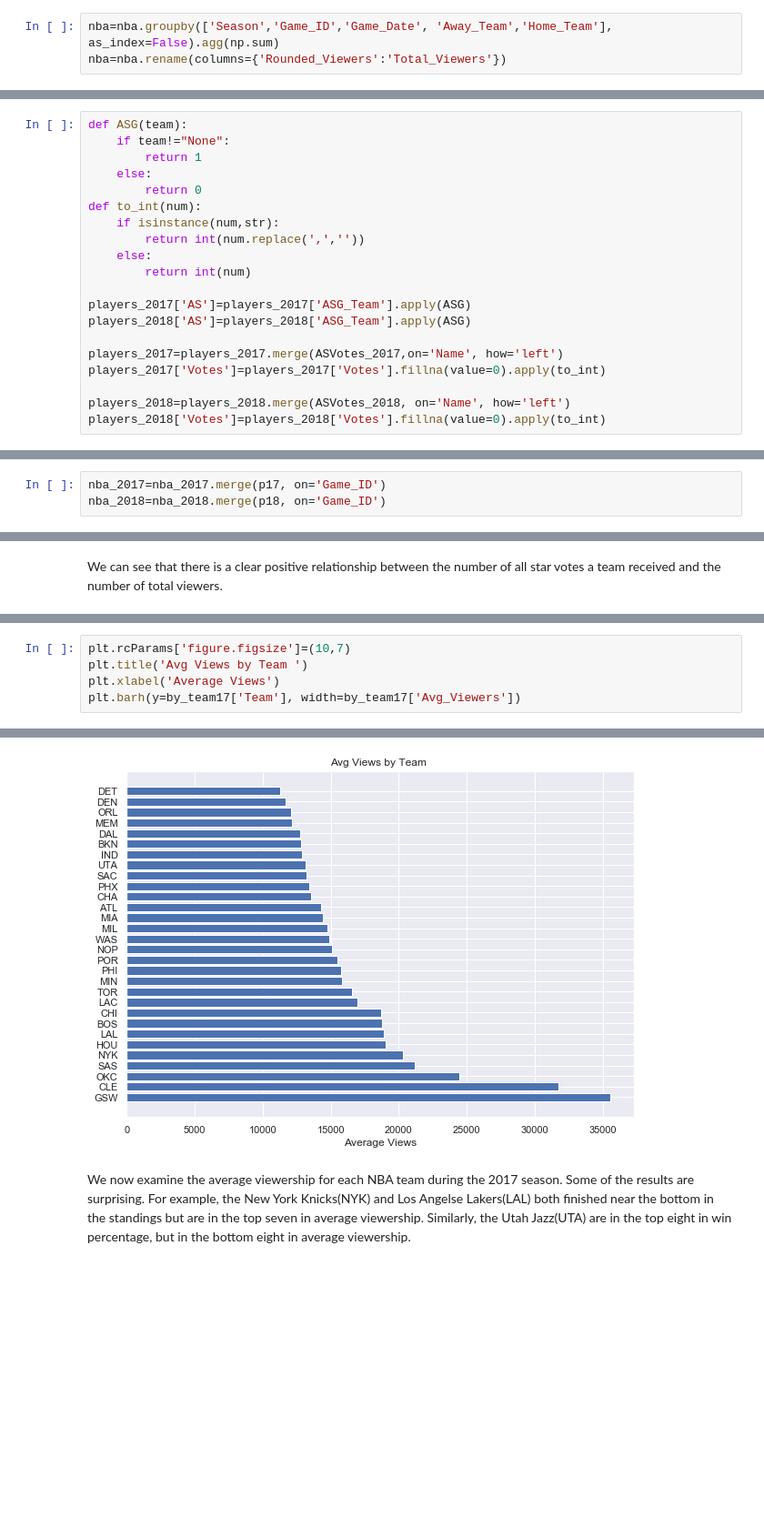
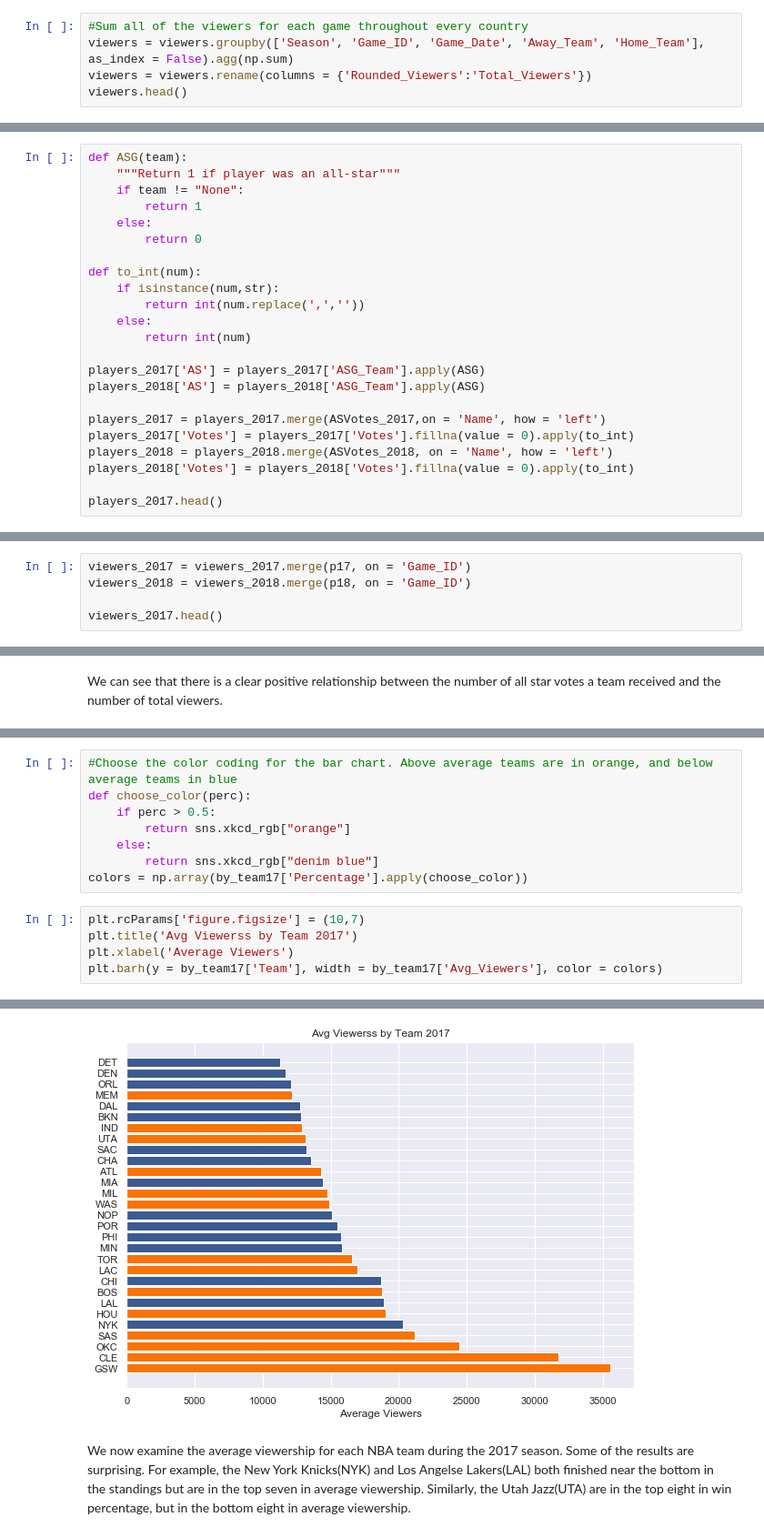
Before and after one commit to sdaht/NBA-Viewership, a Jupyter notebook: NBA_Viewership_Exploration.ipynb, the cells around one changed output, grey strips where cells are left out. Shown at 91% size. Saved outputs shown, nothing was run; the diff lists cells and outputs as text; blank space fills up the shorter version.

```diff
--- a/NBA_Viewership_Exploration.ipynb
+++ b/NBA_Viewership_Exploration.ipynb
@@ -31,5 +37,7 @@ players.head()
 | 4 | 2016-17 | 21600001.0 | 10/25/2016 | CLE | 202697.0 | Iman Shumpert | None | Active | 14.0 | 2.0 | ... |
 5 rows × 23 columns
 # %%
-nba=nba.groupby(['Season','Game_ID','Game_Date', 'Away_Team','Home_Team'], as_index=False).agg(np.sum)
-nba=nba.rename(columns={'Rounded_Viewers':'Total_Viewers'})
+#Sum all of the viewers for each game throughout every country
+viewers = viewers.groupby(['Season', 'Game_ID', 'Game_Date', 'Away_Team', 'Home_Team'], as_index = False).agg(np.sum)
+viewers = viewers.rename(columns = {'Rounded_Viewers':'Total_Viewers'})
+viewers.head()
@@ -128,20 +135,23 @@ Because the composition and situation of a team may change drastically from seas
 # %%
 def ASG(team):
-    if team!="None":
+    """Return 1 if player was an all-star"""
+    if team != "None":
         return 1
     else:
         return 0
+
 def to_int(num):
     if isinstance(num,str):
         return int(num.replace(',',''))
     else:
         return int(num)
 
-players_2017['AS']=players_2017['ASG_Team'].apply(ASG)
-players_2018['AS']=players_2018['ASG_Team'].apply(ASG)
+players_2017['AS'] = players_2017['ASG_Team'].apply(ASG)
+players_2018['AS'] = players_2018['ASG_Team'].apply(ASG)
 
-players_2017=players_2017.merge(ASVotes_2017,on='Name', how='left')
-players_2017['Votes']=players_2017['Votes'].fillna(value=0).apply(to_int)
+players_2017 = players_2017.merge(ASVotes_2017,on = 'Name', how = 'left')
+players_2017['Votes'] = players_2017['Votes'].fillna(value = 0).apply(to_int)
+players_2018 = players_2018.merge(ASVotes_2018, on = 'Name', how = 'left')
+players_2018['Votes'] = players_2018['Votes'].fillna(value = 0).apply(to_int)
 
-players_2018=players_2018.merge(ASVotes_2018, on='Name', how='left')
-players_2018['Votes']=players_2018['Votes'].fillna(value=0).apply(to_int)
+players_2017.head()
@@ -171,3 +180,5 @@ p17.head()
 # %%
-nba_2017=nba_2017.merge(p17, on='Game_ID')
-nba_2018=nba_2018.merge(p18, on='Game_ID')
+viewers_2017 = viewers_2017.merge(p17, on = 'Game_ID')
+viewers_2018 = viewers_2018.merge(p18, on = 'Game_ID')
+
+viewers_2017.head()
@@ -252,6 +278,14 @@ by_team17
+# %%
+#Choose the color coding for the bar chart. Above average teams are in orange, and below average teams in blue
+def choose_color(perc):
+    if perc > 0.5:
+        return sns.xkcd_rgb["orange"]
+    else:
+        return sns.xkcd_rgb["denim blue"]
+colors = np.array(by_team17['Percentage'].apply(choose_color))
 # %%
-plt.rcParams['figure.figsize']=(10,7)
-plt.title('Avg Views by Team ')
-plt.xlabel('Average Views')
-plt.barh(y=by_team17['Team'], width=by_team17['Avg_Viewers'])
+plt.rcParams['figure.figsize'] = (10,7)
+plt.title('Avg Viewerss by Team 2017')
+plt.xlabel('Average Viewers')
+plt.barh(y = by_team17['Team'], width = by_team17['Avg_Viewers'], color = colors)
 # %% [output]
@@ -259,3 +293,3 @@ plt.barh(y=by_team17['Team'], width=by_team17['Avg_Viewers'])
-[figure, old version]
+[figure, new version]
 # %% [markdown]
 We now examine the average viewership for each NBA team during the 2017 season. Some of the results are surprising. For example, the New York Knicks(NYK) and Los Angelse Lakers(LAL) both finished near the bottom in the standings but are in the top seven in average viewership. Similarly, the Utah Jazz(UTA) are in the top eight in win percentage, but in the bottom eight in average viewership.
```
Also changed, not shown: parts of 45 cells of this notebook.
